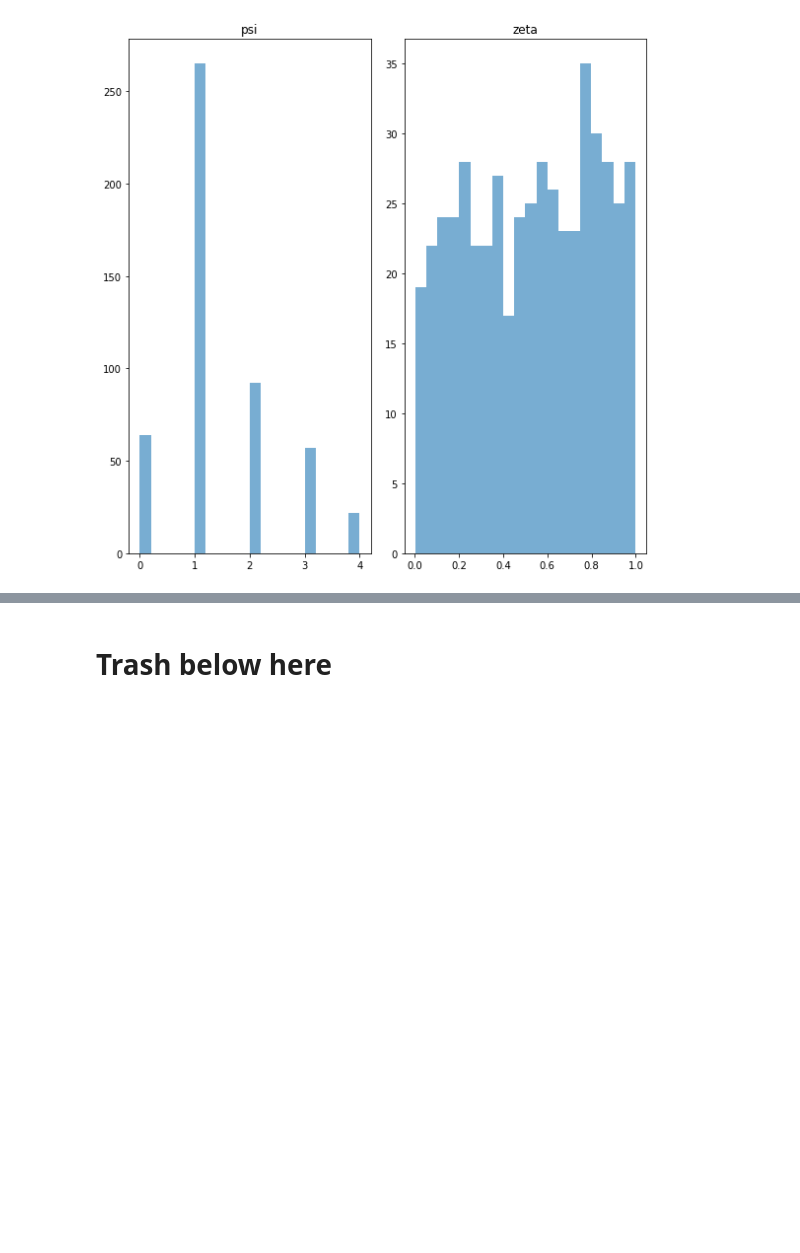
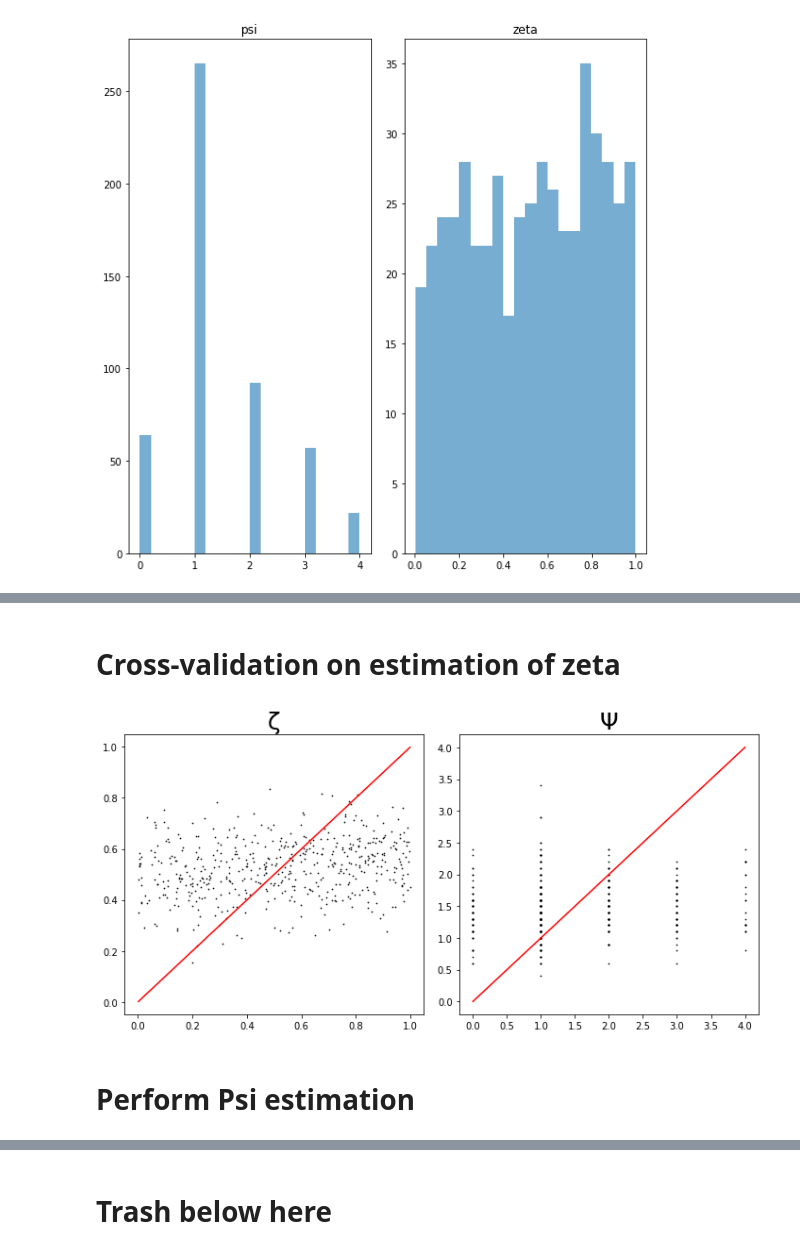
Before and after one commit to isaacovercast/PTA, a Jupyter notebook: jupyter-notebooks/PTA-Dev.ipynb, the cells around one changed output, grey strips where cells are left out. Saved outputs shown, nothing was run; the diff lists cells and outputs as text; code cells hidden in the pictures; blank space fills up the shorter version.

```diff
--- a/jupyter-notebooks/PTA-Dev.ipynb
+++ b/jupyter-notebooks/PTA-Dev.ipynb
@@ -80,0 +98,9 @@ axs = PTA.plotting.plot_simulations_hist(sim_df)
+# %% [markdown]
+# Cross-validation on estimation of zeta
+# %%
+cla = PTA.inference.parameter_estimation_cv(sim_df)
+ax = cla.plot_cv_predictions(figdims=(1,2))
+# %% [output]
+[figure, added]
+# %% [markdown]
+# Perform Psi estimation
```
Also changed, not shown: parts of 13 cells of this notebook, 2 other files.
